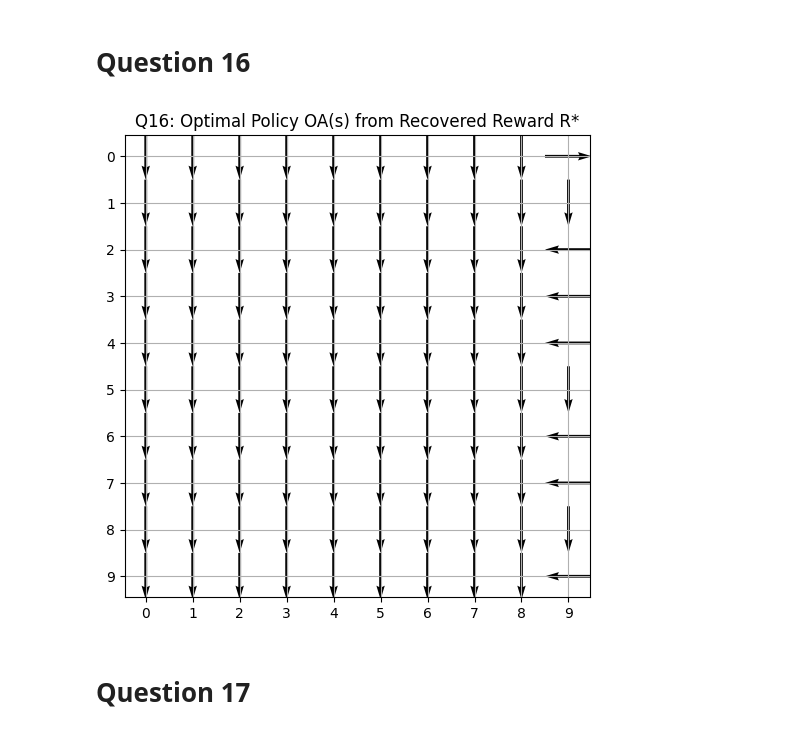
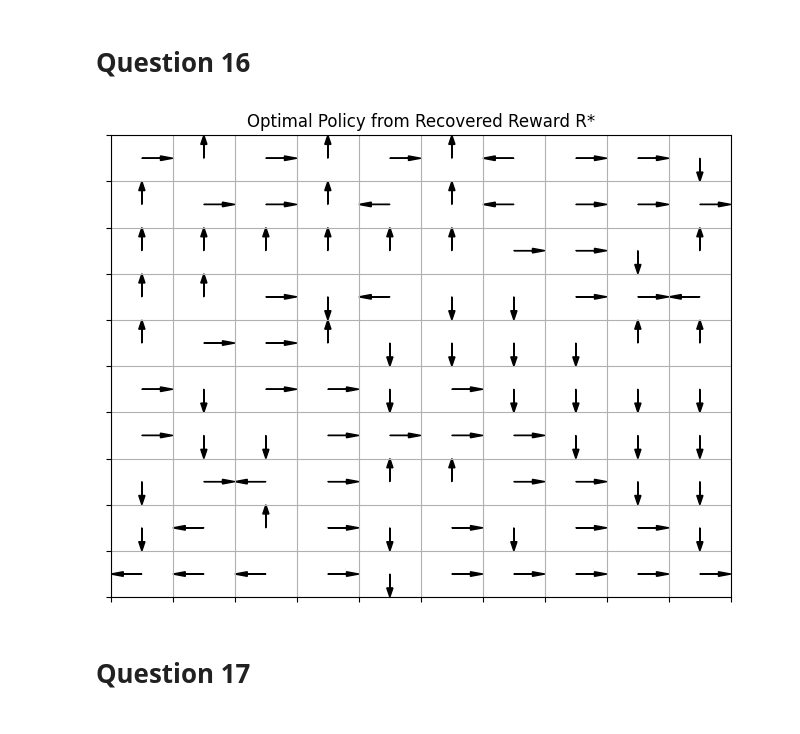
Before and after one commit to kbaseba/232E, a Jupyter notebook: Project_3/ECE232E_Project3_606539982_106405230_106303745.ipynb, the cells around one changed output. Drawn from its saved outputs; the diff is of its cells as text; code cells hidden in the pictures.

```diff
--- a/Project_3/ECE232E_Project3_606539982_106405230_106303745.ipynb
+++ b/Project_3/ECE232E_Project3_606539982_106405230_106303745.ipynb
@@ -1031,43 +746,11 @@ c sample: [[0.]
 # %% [markdown]
 # Question 16
-# %%
-import matplotlib.pyplot as plt
-import numpy as np
-
-# Recompute if needed
-V_star = value_iteration(P, R_star, gamma)
-OA_star = extract_policy(P, R_star, V_star, gamma)
-policy_grid = OA_star.reshape((10, 10))
-
-# Define direction mapping for quiver (dx, dy)
-action_to_vector = {
-    0: (0, -1),  # Up
-    1: (0, 1),   # Down
-    2: (-1, 0),  # Left
-    3: (1, 0)    # Right
-}
-
-# Create vector fields
-X, Y = np.meshgrid(np.arange(10), np.arange(10))
-U = np.zeros_like(policy_grid, dtype=float)
-V = np.zeros_like(policy_grid, dtype=float)
-
-for i in range(10):
-    for j in range(10):
-        dx, dy = action_to_vector[policy_grid[i, j]]
-        U[i, j] = dx
-        V[i, j] = dy
-
-# Plot using quiver
-plt.figure(figsize=(6, 6))
-plt.quiver(X, Y, U, -V, scale=1, scale_units='xy', angles='xy', pivot='middle', color='black')
-plt.xticks(np.arange(10))
-plt.yticks(np.arange(10))
-plt.gca().invert_yaxis()
-plt.grid(True)
-plt.title("Optimal Policy OA(s) from Recovered Reward R*")
-plt.show()
-# %% [output]
-[figure, removed]
+# %%
+# Plot optimal Policy from Recovered Reward R*
+optimal_policy_R_star = extract_policy(P, R_star, V_star, gamma)
+
+plot_policy(optimal_policy_R_star, "Optimal Policy from Recovered Reward R*")
+# %% [output]
+[figure, added]
 # %% [markdown]
 # Question 17
```
Also changed, not shown: parts of 22 cells of this notebook.
